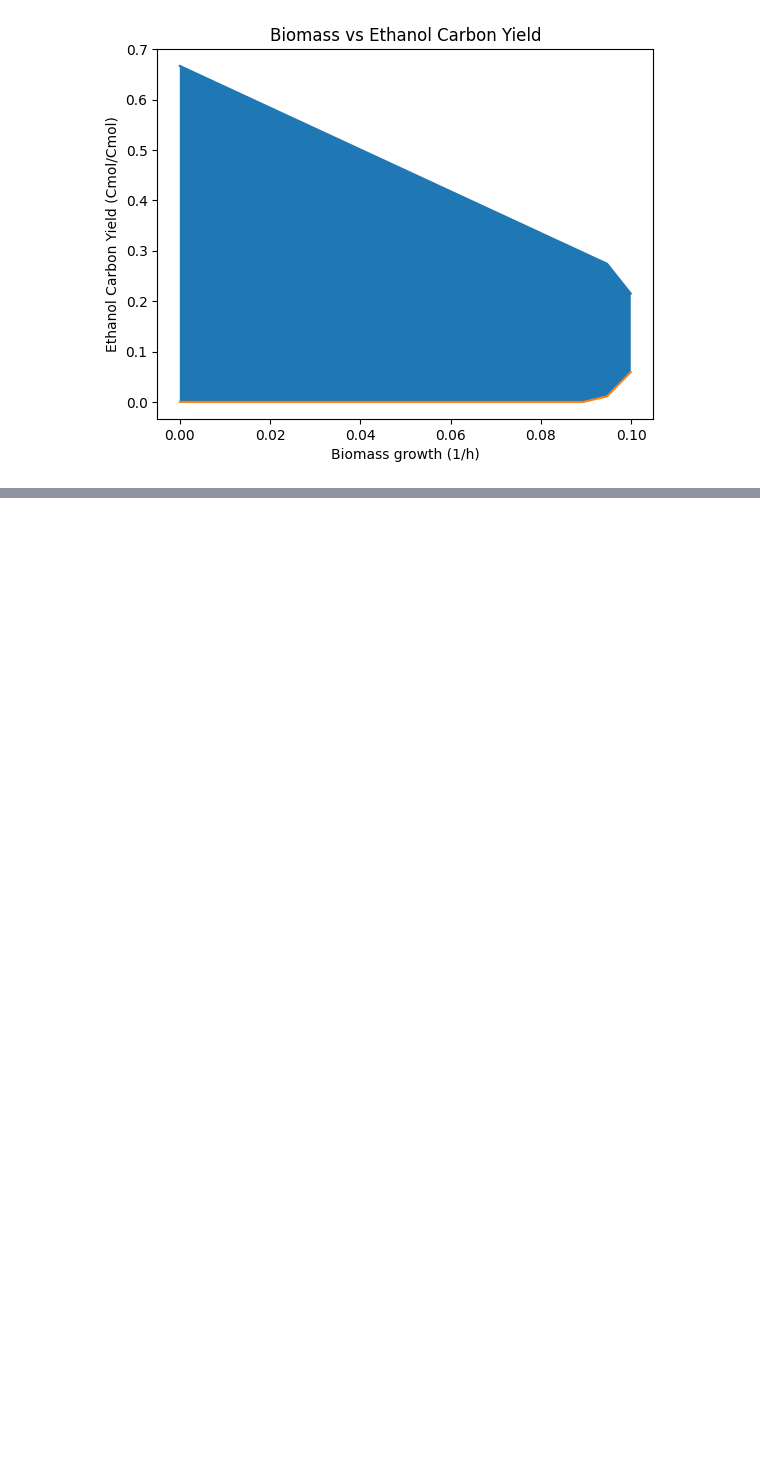
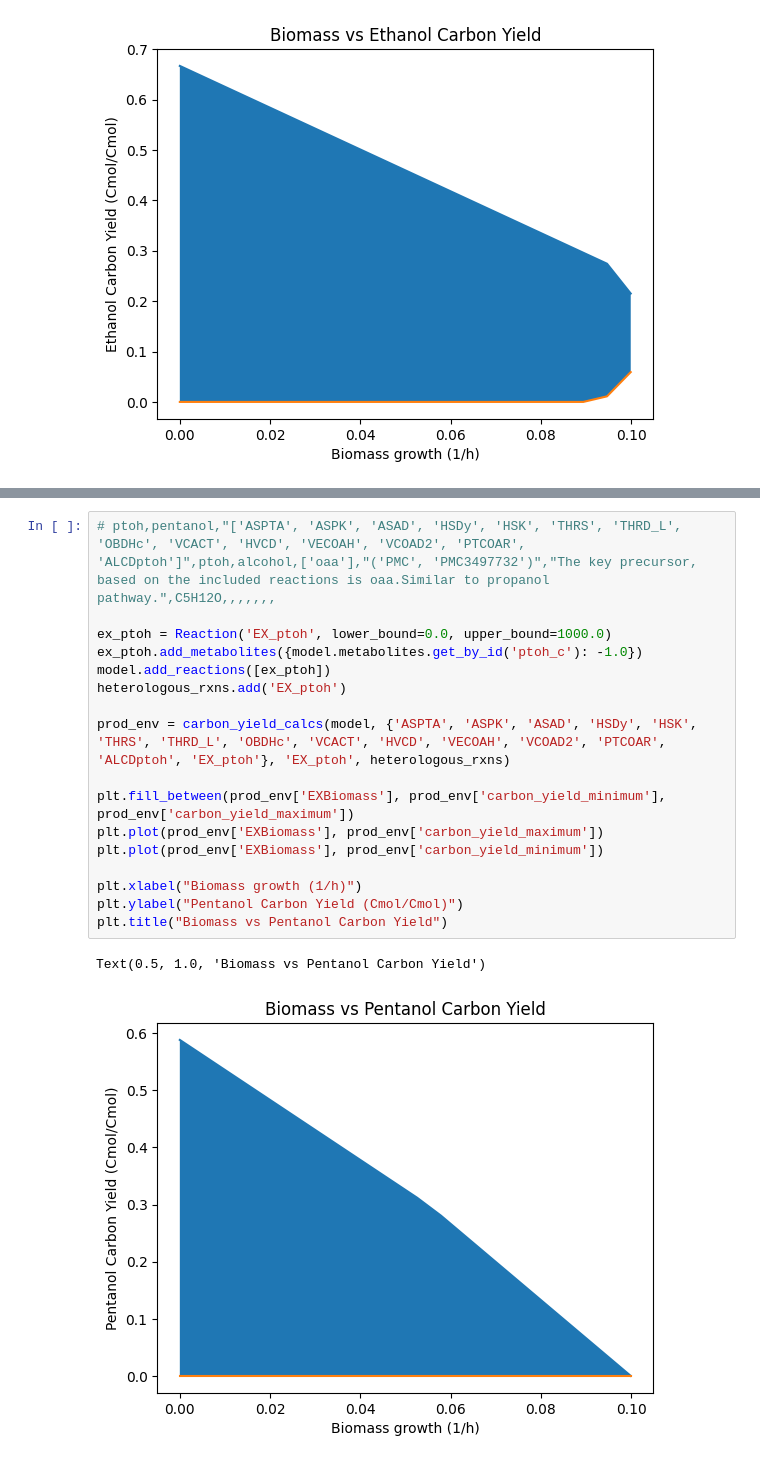
Before and after one commit to matthewkchung/iBag, a Jupyter notebook: test.ipynb, the cells around one changed output, grey strips where cells are left out. Cells and saved outputs as stored; diff of their text form; blank space fills up the shorter version.

```diff
--- a/test.ipynb
+++ b/test.ipynb
@@ -299,0 +362,20 @@ ALCD3ir 9.0 :: H+[c] + NADH[c] + ppal_c <=> NAD[c] + ppoh_c
+# %%
+# ptoh,pentanol,"['ASPTA', 'ASPK', 'ASAD', 'HSDy', 'HSK', 'THRS', 'THRD_L', 'OBDHc', 'VCACT', 'HVCD', 'VECOAH', 'VCOAD2', 'PTCOAR', 'ALCDptoh']",ptoh,alcohol,['oaa'],"('PMC', 'PMC3497732')","The key precursor, based on the included reactions is oaa.Similar to propanol pathway.",C5H12O,,,,,,,
+
+ex_ptoh = Reaction('EX_ptoh', lower_bound=0.0, upper_bound=1000.0)
+ex_ptoh.add_metabolites({model.metabolites.get_by_id('ptoh_c'): -1.0})
+model.add_reactions([ex_ptoh])
+heterologous_rxns.add('EX_ptoh')
+
+prod_env = carbon_yield_calcs(model, {'ASPTA', 'ASPK', 'ASAD', 'HSDy', 'HSK', 'THRS', 'THRD_L', 'OBDHc', 'VCACT', 'HVCD', 'VECOAH', 'VCOAD2', 'PTCOAR', 'ALCDptoh', 'EX_ptoh'}, 'EX_ptoh', heterologous_rxns)
+
+plt.fill_between(prod_env['EXBiomass'], prod_env['carbon_yield_minimum'], prod_env['carbon_yield_maximum'])
+plt.plot(prod_env['EXBiomass'], prod_env['carbon_yield_maximum'])
+plt.plot(prod_env['EXBiomass'], prod_env['carbon_yield_minimum'])
+
+plt.xlabel("Biomass growth (1/h)")
+plt.ylabel("Pentanol Carbon Yield (Cmol/Cmol)")
+plt.title("Biomass vs Pentanol Carbon Yield")
+# %% [output]
+Text(0.5, 1.0, 'Biomass vs Pentanol Carbon Yield')
+[figure, added]
```
Also changed, not shown: parts of 38 cells of this notebook, 2 other files.
